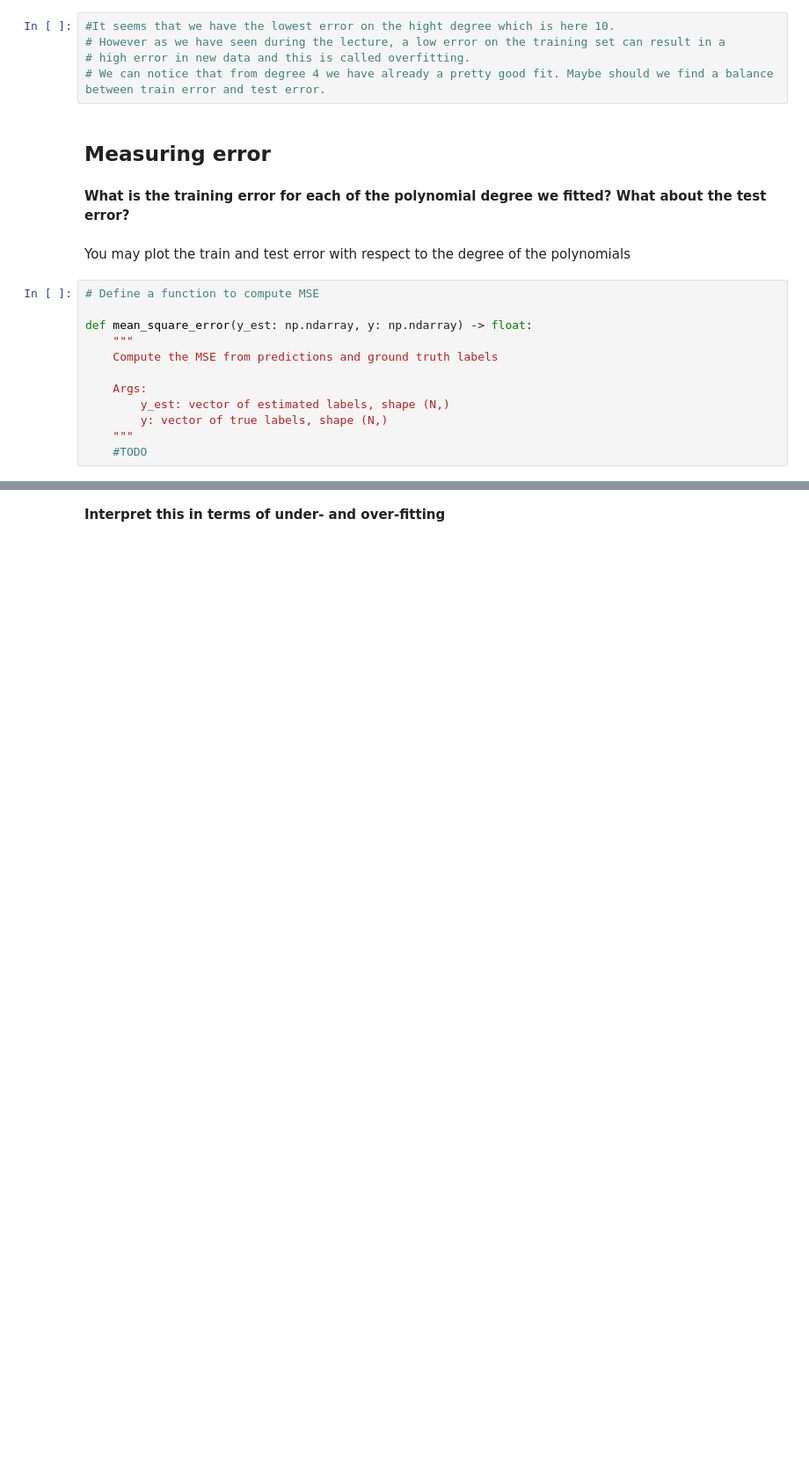
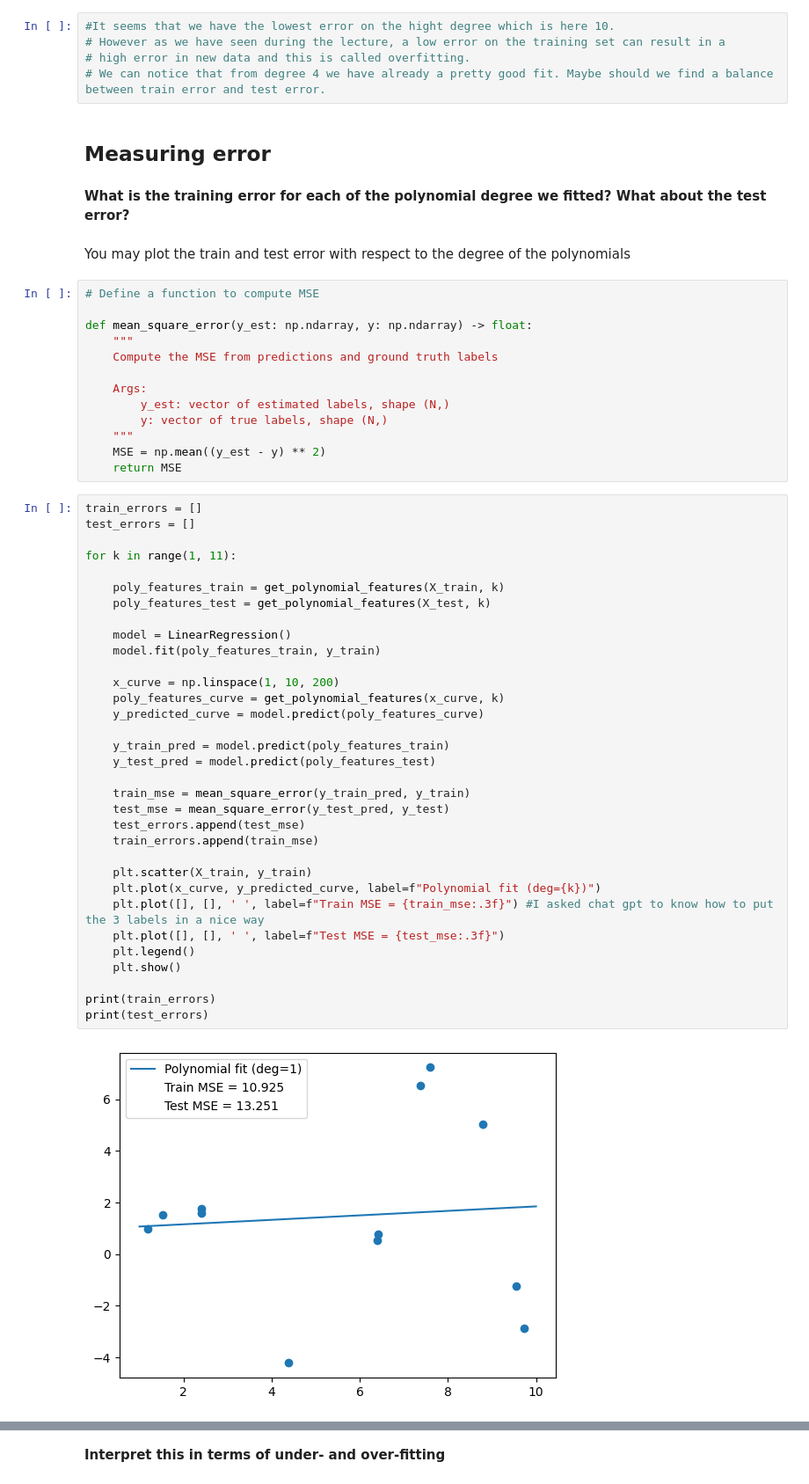
Before and after one commit to audreybvt/ML, a Jupyter notebook: Lab 2 - Linear regression.ipynb, the cells around one changed output, grey strips where cells are left out. Shown at 88% size. Drawn from its saved outputs; the diff is of its cells as text; blank space fills up the shorter version.

```diff
--- a/Lab 2 - Linear regression.ipynb
+++ b/Lab 2 - Linear regression.ipynb
@@ -450,4 +450,40 @@ def mean_square_error(y_est: np.ndarray, y: np.ndarray) -> float:
         y_est: vector of estimated labels, shape (N,)
         y: vector of true labels, shape (N,)
     """
-    #TODO
+    MSE = np.mean((y_est - y) ** 2)
+    return MSE
+# %%
+train_errors = []
+test_errors = []
+
+for k in range(1, 11):
+
+    poly_features_train = get_polynomial_features(X_train, k)
+    poly_features_test = get_polynomial_features(X_test, k)
+
+    model = LinearRegression()
+    model.fit(poly_features_train, y_train)
+
+    x_curve = np.linspace(1, 10, 200)
+    poly_features_curve = get_polynomial_features(x_curve, k)
+    y_predicted_curve = model.predict(poly_features_curve)
+
+    y_train_pred = model.predict(poly_features_train)
+    y_test_pred = model.predict(poly_features_test)
+
+    train_mse = mean_square_error(y_train_pred, y_train)
+    test_mse = mean_square_error(y_test_pred, y_test)
+    test_errors.append(test_mse)
+    train_errors.append(train_mse)
+
+    plt.scatter(X_train, y_train)
+    plt.plot(x_curve, y_predicted_curve, label=f"Polynomial fit (deg={k})")
+    plt.plot([], [], ' ', label=f"Train MSE = {train_mse:.3f}") #I asked chat gpt to know how to put the 3 labels in a nice way
+    plt.plot([], [], ' ', label=f"Test MSE = {test_mse:.3f}")
+    plt.legend()
+    plt.show()
+
+print(train_errors)
+print(test_errors)
+# %% [output]
+[figure, added]
```
Also changed, not shown: parts of 2 cells of this notebook.
